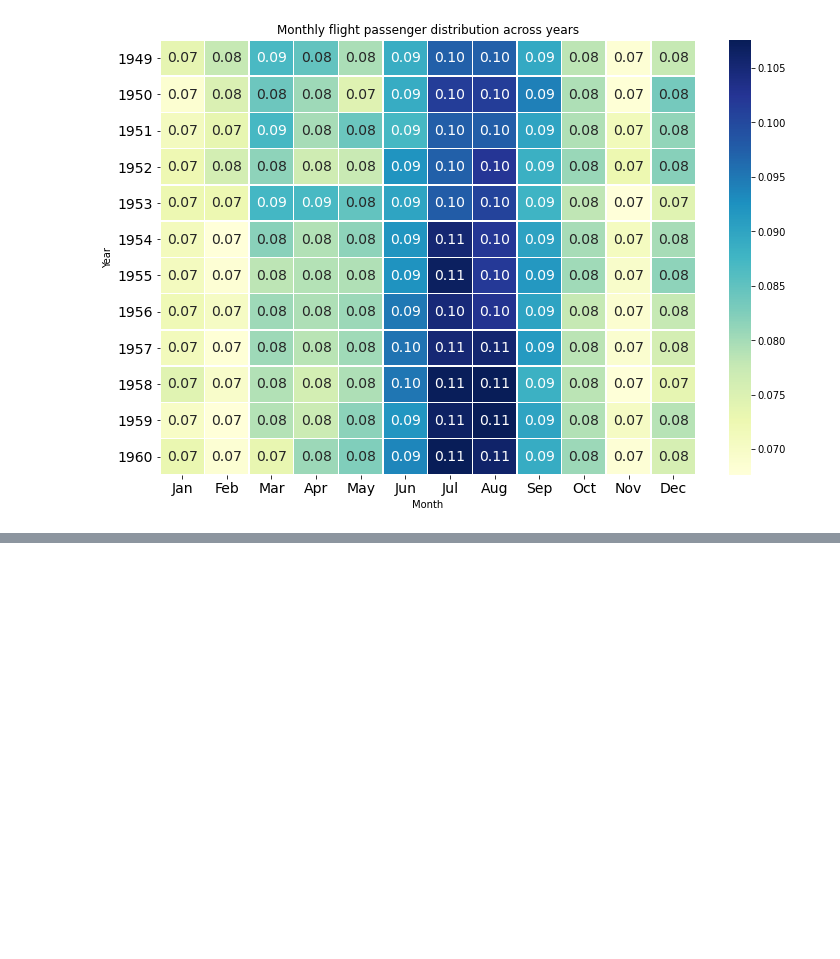
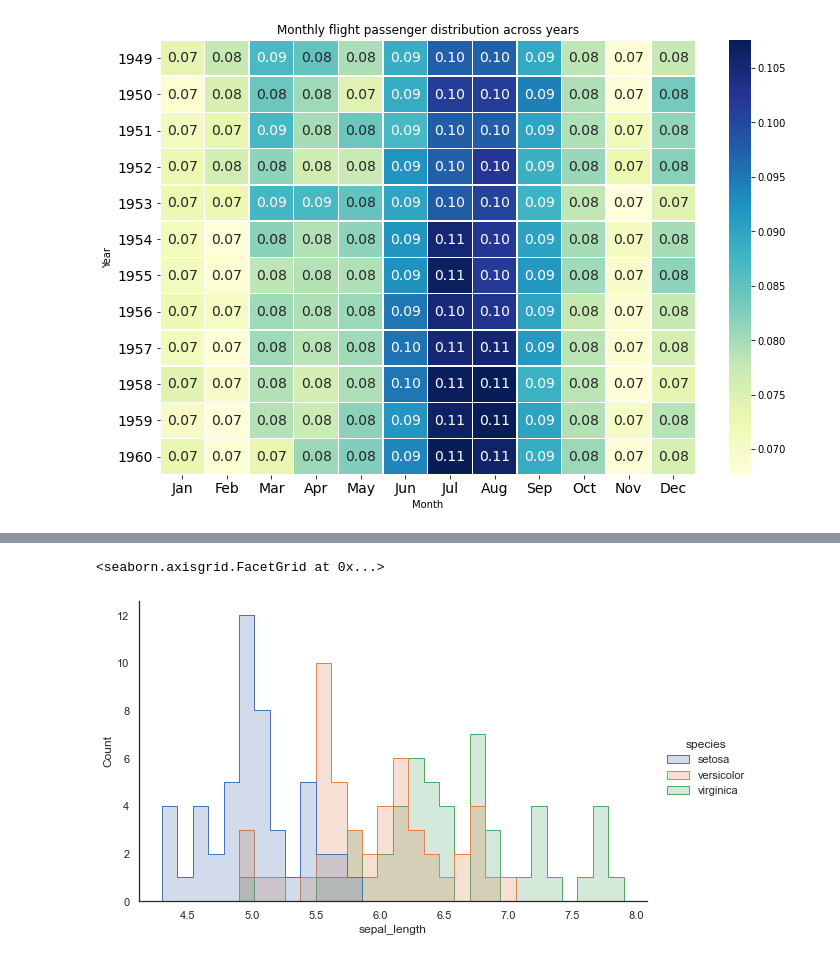
Before and after one commit to dpatchigolla/ml-templates, a Jupyter notebook: plotting.ipynb, the cells around one changed output, grey strips where cells are left out. Drawn from its saved outputs; the diff is of its cells as text; code cells hidden in the pictures; blank space fills up the shorter version.

```diff
--- a/plotting.ipynb
+++ b/plotting.ipynb
@@ -62,3 +70,5 @@ ax.set_xlabel("Month")
 ax.set_title("Monthly flight passenger distribution across years");
 # %% [output]
 [figure]
+# %%
+iris_data = sns.load_dataset("iris")
@@ -64,0 +84,12 @@ ax.set_title("Monthly flight passenger distribution across years");
+# %%
+sns.set_style("white")
+# %%
+sns.displot(x="sepal_length",
+            hue="species",
+            data=iris_data,
+            aspect=1.6,
+            element="step",
+            bins=30)
+# %% [output]
+<seaborn.axisgrid.FacetGrid at 0x...>
+[figure, added]
```
Also changed, not shown: parts of 8 cells of this notebook.
